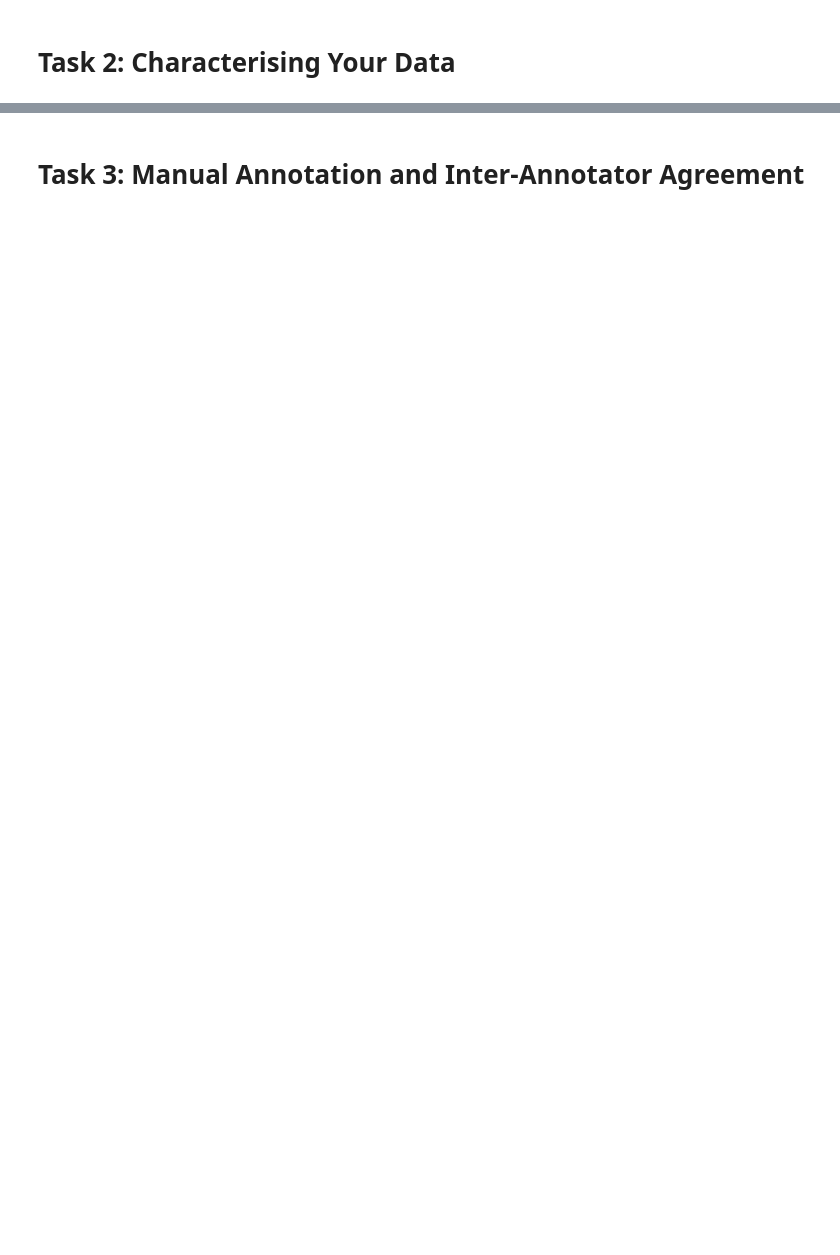
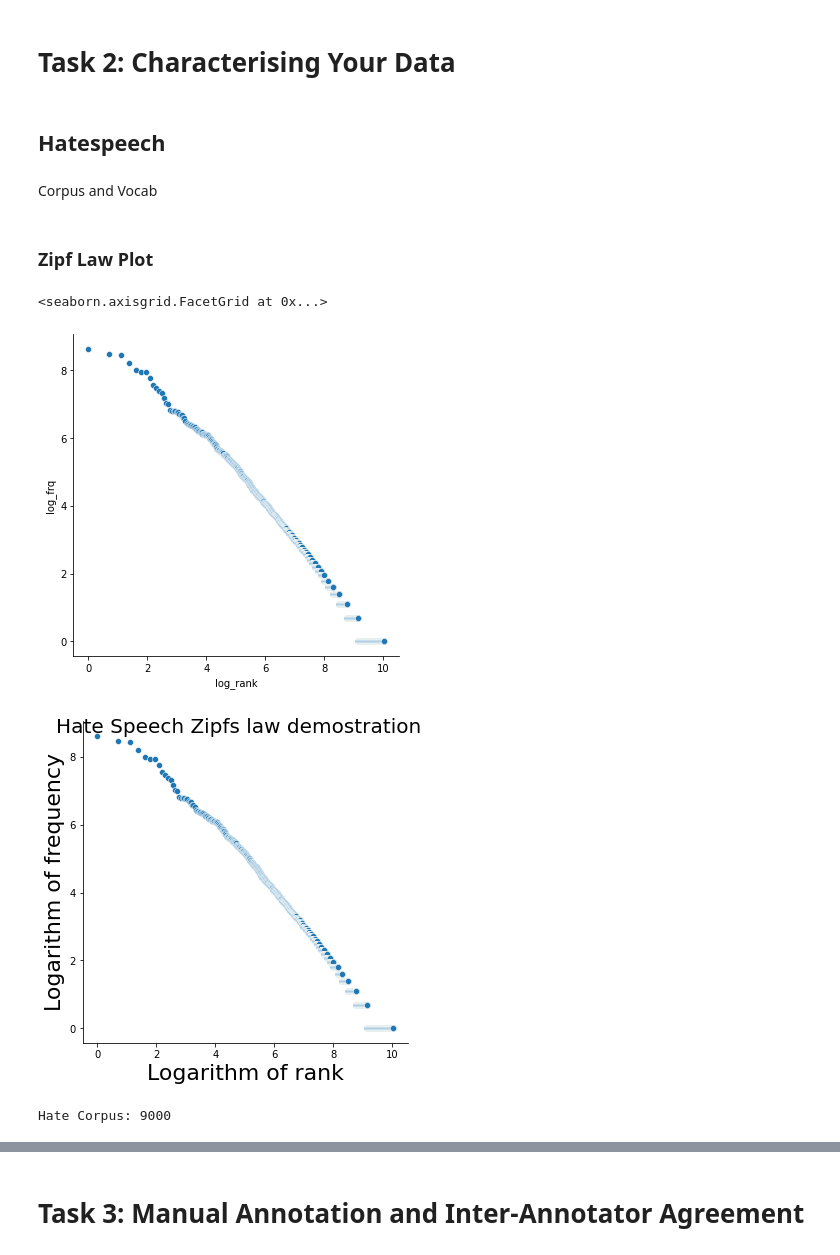
Before and after one commit to Ivpe1975/fyp2021p04g15, a Jupyter notebook: notebooks/DataAnalysis.ipynb, the cells around one changed output, grey strips where cells are left out. Saved outputs shown, nothing was run; the diff lists cells and outputs as text; code cells hidden in the pictures; blank space fills up the shorter version.

```diff
--- a/notebooks/DataAnalysis.ipynb
+++ b/notebooks/DataAnalysis.ipynb
@@ -155,2 +192,8 @@ lap4.perplexity(vals)
 # %% [markdown]
 # Task 2: Characterising Your Data
+# %% [markdown]
+## Hatespeech
+# %% [markdown]
+Corpus and Vocab
+# %% [markdown]
+### Zipf Law Plot
@@ -156,0 +205,25 @@ lap4.perplexity(vals)
+# %%
+voc=collections.Counter(json.load(open('voc.json')))
+# %%
+frq = pd.DataFrame(voc.most_common(), columns=['token', 'frequency'])
+
+# Index in the sorted list
+frq['idx'] = frq.index + 1
+
+# Plot: Log-log plot for Zipf's law
+frq['log_frq'] = np.log(frq.frequency)
+frq['log_rank'] = np.log(frq['idx'])
+seaborn.relplot(x='log_rank', y='log_frq', data=frq);
+ax=seaborn.relplot(x='log_rank', y='log_frq', data=frq);
+ax.fig.suptitle('Hate Speech Zipfs law demostration',fontsize=20)
+ax.set_xlabels('Logarithm of rank',fontsize=22)
+ax.set_ylabels('Logarithm of frequency',fontsize=22)
+# %% [output]
+<seaborn.axisgrid.FacetGrid at 0x...>
+[figure, added]
+[figure, added]
+# %%
+hate_corpus = len(hatetraintext)
+print("Hate Corpus:",hate_corpus)
+# %% [output]
+Hate Corpus: 9000
```
Also changed, not shown: parts of 95 cells of this notebook.
